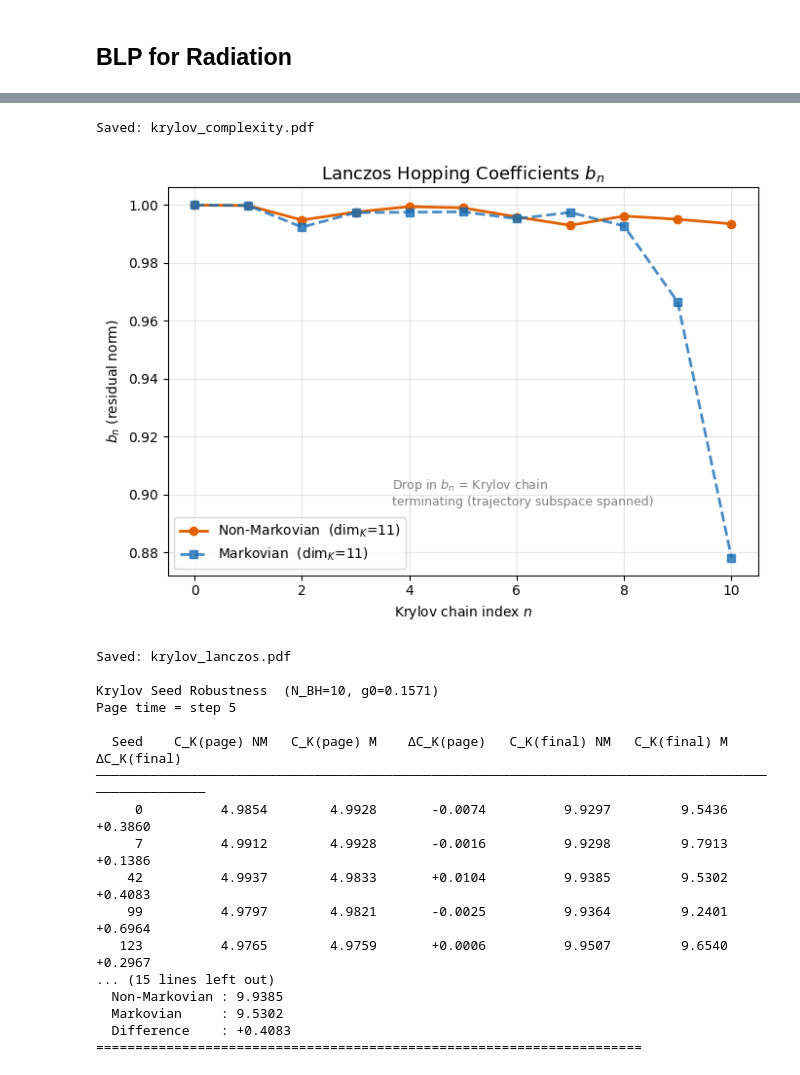
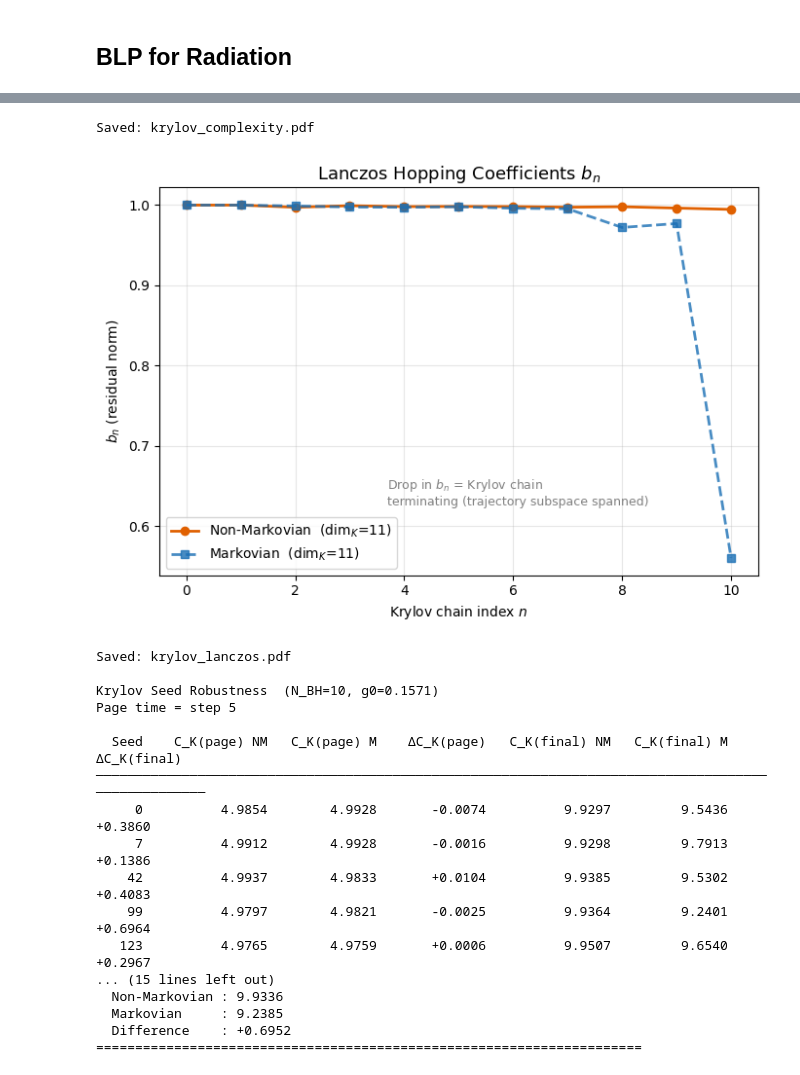
Before and after one commit to aaqhilahamed2004-ops/non-markovian_black-hole_evaporation, a Jupyter notebook: MvNM_v2.ipynb, the cells around one changed output, grey strips where cells are left out. Drawn from its saved outputs; the diff is of its cells as text; code cells hidden in the pictures.

```diff
--- a/MvNM_v2.ipynb
+++ b/MvNM_v2.ipynb
@@ -595,7 +595,7 @@ def trace_distance(rho1, rho2) -> float:
 
 
 def run_evaporation_for_blp(probe: str,
-                             seed:      int   = 100,
+                             seed:      int   = 120,
                              markovian: bool  = False,
                              g0:        float = G0_GLOBAL,
                              n_bh:      int   = None):
@@ -1225,9 +1365,9 @@ Saved: blp_g0_seed_heatmap.pdf
 
 DIAG_PROBE_A = 'zero'
 DIAG_PROBE_B = 'plus'
-DIAG_SEED    = 42
+DIAG_SEED    = 120
 
-def run_evaporation_for_blp_radiation(probe: str, seed: int = 42,
+def run_evaporation_for_blp_radiation(probe: str, seed: int = 120,
                                        g0: float = G0_GLOBAL):
     """
     Same circuit as run_evaporation_for_blp but returns
@@ -1470,7 +1610,7 @@ from qiskit.quantum_info import Statevector, partial_trace, entropy
 # SECTION 1: EVAPORATION RUNNER — RETURNS FULL STATEVECTOR SEQUENCE
 # =============================================================================
 
-def run_evaporation_statevectors(seed: int = 42,
+def run_evaporation_statevectors(seed: int = 200,
                                   markovian: bool = False,
                                   g0: float = None):
     """
@@ -1597,7 +1737,7 @@ def compute_spread_complexity(state_history: list, krylov_basis: list):
 # SECTION 4: FULL PIPELINE — NM vs MARKOVIAN
 # =============================================================================
 
-def run_krylov_analysis(seed: int = 42, g0: float = None,
+def run_krylov_analysis(seed: int = 200, g0: float = None,
                          tol: float = 1e-10, verbose: bool = True):
     """Full Krylov spread complexity analysis: NM vs Markovian."""
     if g0 is None:
@@ -1656,7 +1796,7 @@ def krylov_seed_robustness(seeds=None, g0=None, tol=1e-10):
     Page-time column retained for reference but verdict based on final step.
     """
     if seeds is None:
-        seeds = [0, 7, 42, 99, 123]
+        seeds = [0, 7, 42, 99, 123, 157, 200, 242, 299, 323, 357, 402]
     if g0 is None:
         g0 = G0_GLOBAL
 
@@ -1747,10 +1887,10 @@ print(f"N_BH = {N_BH}  |  G0_GLOBAL = {G0_GLOBAL}  |  Page time = step {N_BH//2}
 print("=" * 70)
 
 # ── 1. Single seed full analysis ─────────────────────────────────────────────
-results = run_krylov_analysis(seed=42, g0=G0_GLOBAL, verbose=True)
+results = run_krylov_analysis(seed=120, g0=G0_GLOBAL, verbose=True)
 
 # ── 2. Plots ─────────────────────────────────────────────────────────────────
-plot_krylov_results(results, seed=42)
+plot_krylov_results(results, seed=120)
 
 # ── 3. Seed robustness table (final-step verdict only) ───────────────────────
 delta_final = krylov_seed_robustness(seeds=[0, 7, 42, 99, 123], g0=G0_GLOBAL)
@@ -1795,5 +1935,5 @@ Running Non-Markovian evaporation  (seed=42, g0=0.157)
 Saved: krylov_complexity.pdf
-[figure, old version]
+[figure, new version]
 Saved: krylov_lanczos.pdf
 
 Krylov Seed Robustness  (N_BH=10, g0=0.1571)
@@ -1807,7 +1947,7 @@ Page time = step 5
     99          4.9797        4.9821       -0.0025          9.9364         9.2401       +0.6964
    123          4.9765        4.9759       +0.0006          9.9507         9.6540       +0.2967
 ... (15 lines left out)
-  Non-Markovian : 9.9385
-  Markovian     : 9.5302
-  Difference    : +0.4083
+  Non-Markovian : 9.9336
+  Markovian     : 9.2385
+  Difference    : +0.6952
 ======================================================================
```
Also changed, not shown: parts of 10 cells of this notebook.
